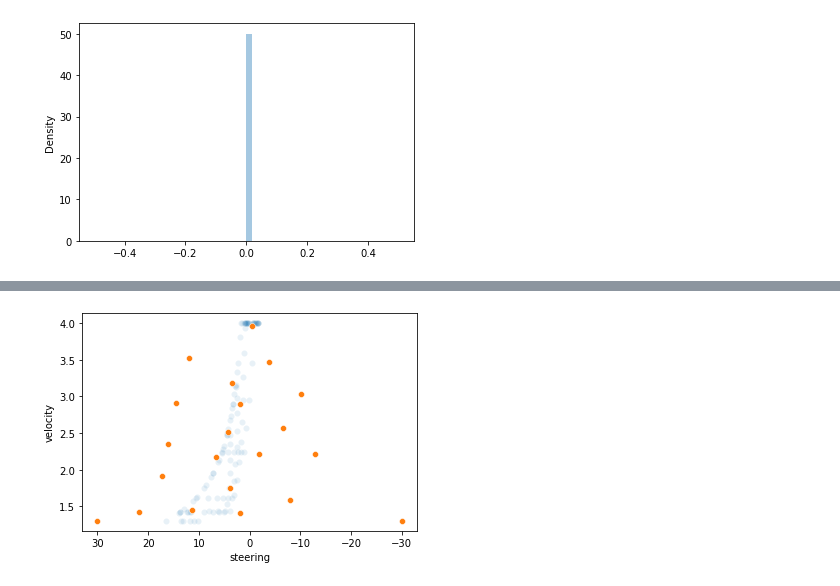
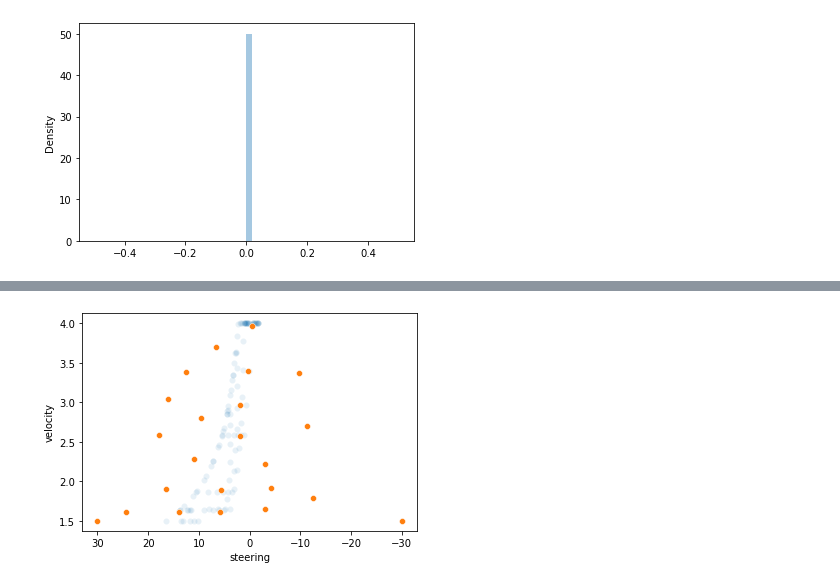
Before and after one commit to shengz123/optrl, a Jupyter notebook: BuildActionSpace.ipynb, the cells around one changed output, grey strips where cells are left out. Cells and saved outputs as stored; diff of their text form; code cells hidden in the pictures.

```diff
--- a/BuildActionSpace.ipynb
+++ b/BuildActionSpace.ipynb
@@ -258,7 +260,7 @@ sns.distplot(np.random.normal(0,velocity_sd,10000))
 all_actions_norm = all_actions.copy()
 
 all_actions_norm_len = len(all_actions_norm)
-resample_size = 1000
+resample_size = 500
 
 # Add gaussian noise to action space
 for i in range(all_actions_norm_len):
@@ -296,37 +298,36 @@ ax.invert_xaxis()
 X = all_actions_norm
 
 # Calculate action space with KMeans
 
 from sklearn.preprocessing import MinMaxScaler
 from sklearn.cluster import MiniBatchKMeans
 
 # Rescale data with minmax
 minmax_scaler = MinMaxScaler()
 X_minmax = pd.DataFrame(minmax_scaler.fit_transform(X),
                                            columns=["velocity","steering"])
 
 # KMeans
 # remove 2 actions from KMeans so that low speed & high steering actions can be manually included
-n_clusters = 21-2
+n_clusters = 23-2
 model = MiniBatchKMeans(n_clusters=n_clusters).fit(X_minmax)
 
 # Centroids (interpretable)
 from sklearn.preprocessing import MinMaxScaler
 minmax_scaler = MinMaxScaler()
 X_minmax_fit = minmax_scaler.fit(X)
 X_centroids = pd.DataFrame(X_minmax_fit.inverse_transform(model.cluster_centers_),
                                    columns=["velocity","steering"])
 
 # Add 2 manual actions
 # Reason: When car starts new episode, it does not start on or direction of racing line, so
 # it cannot steer enough to get on racing line
 manual_actions = pd.DataFrame({"velocity":[MIN_SPEED,MIN_SPEED],"steering":[30,-30]})
 X_centroids = pd.concat([X_centroids,manual_actions], ignore_index=True)
 
 action_space_e = X_centroids.copy()
+ax = sns.scatterplot(data=all_actions, x="steering", y="velocity", alpha=.1)
+ax = sns.scatterplot(data=action_space_e, x="steering", y="velocity")
+ax.invert_xaxis()
+# %% [output]
+[figure, added]
-# %%
-ax = sns.scatterplot(data=all_actions, x="steering", y="velocity", alpha=.1)
-ax = sns.scatterplot(data=action_space_e, x="steering", y="velocity")
-ax.invert_xaxis()
-# %% [output]
-[figure, removed]
```
Also changed, not shown: parts of 10 cells of this notebook.
